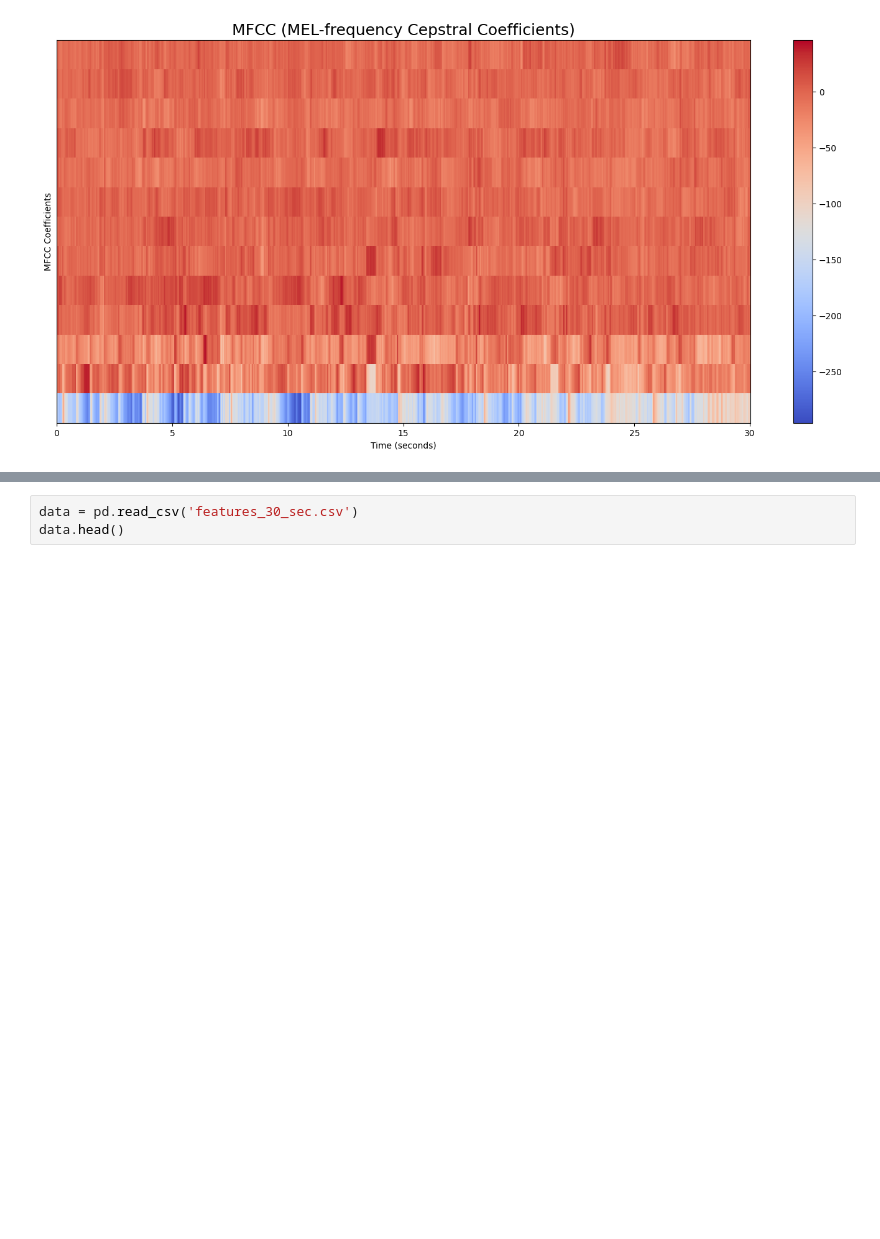
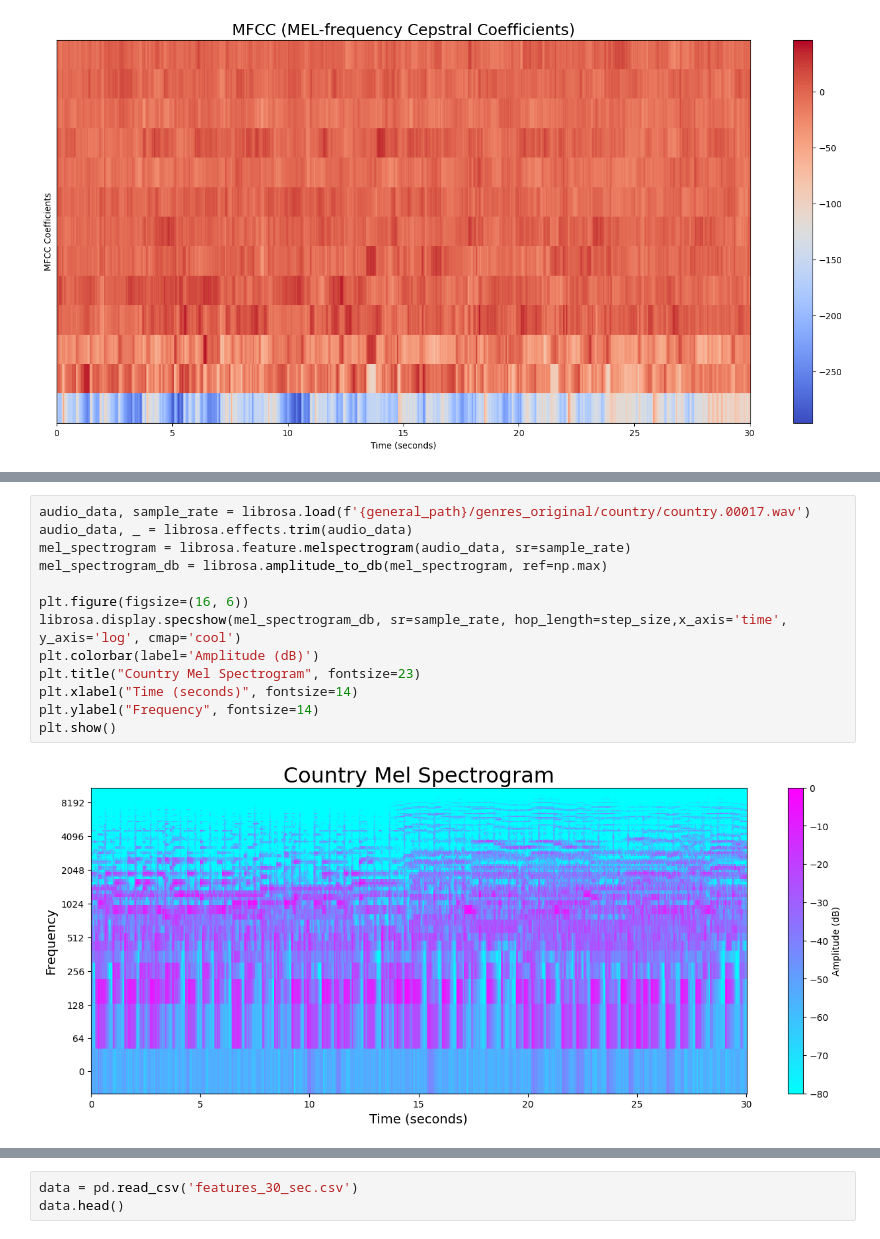
Before and after one commit to ezgisubasii/MusicGenreClassification, a Jupyter notebook: MusicGenreClassification.ipynb, the cells around one changed output, grey strips where cells are left out. Cells and saved outputs as stored; diff of their text form; blank space fills up the shorter version.

```diff
--- a/MusicGenreClassification.ipynb
+++ b/MusicGenreClassification.ipynb
@@ -92,0 +127,15 @@ plt.show()
+# %%
+audio_data, sample_rate = librosa.load(f'{general_path}/genres_original/country/country.00017.wav')
+audio_data, _ = librosa.effects.trim(audio_data)
+mel_spectrogram = librosa.feature.melspectrogram(audio_data, sr=sample_rate)
+mel_spectrogram_db = librosa.amplitude_to_db(mel_spectrogram, ref=np.max)
+
+plt.figure(figsize=(16, 6))
+librosa.display.specshow(mel_spectrogram_db, sr=sample_rate, hop_length=step_size,x_axis='time', y_axis='log', cmap='cool')
+plt.colorbar(label='Amplitude (dB)')
+plt.title("Country Mel Spectrogram", fontsize=23)
+plt.xlabel("Time (seconds)", fontsize=14)
+plt.ylabel("Frequency", fontsize=14)
+plt.show()
+# %% [output]
+[figure, added]
```
Also changed, not shown: parts of 4 cells of this notebook.
